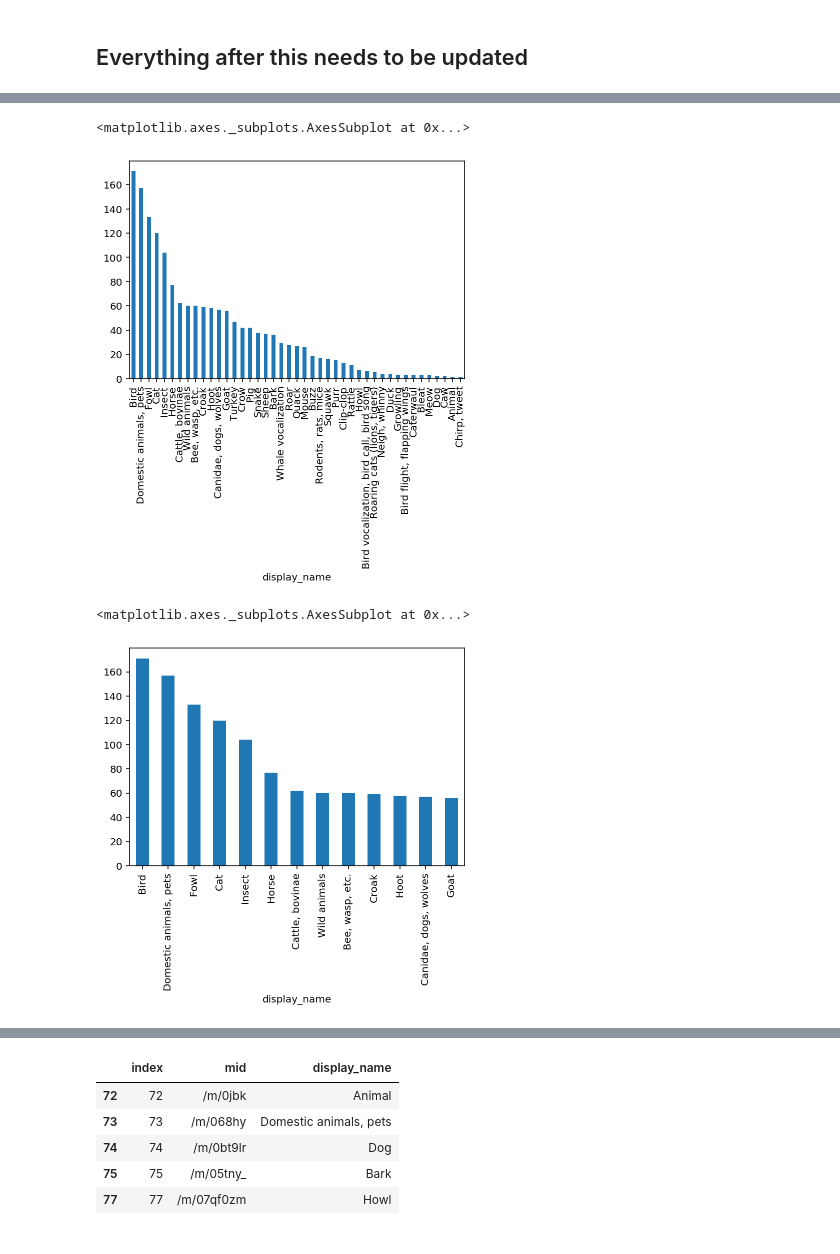
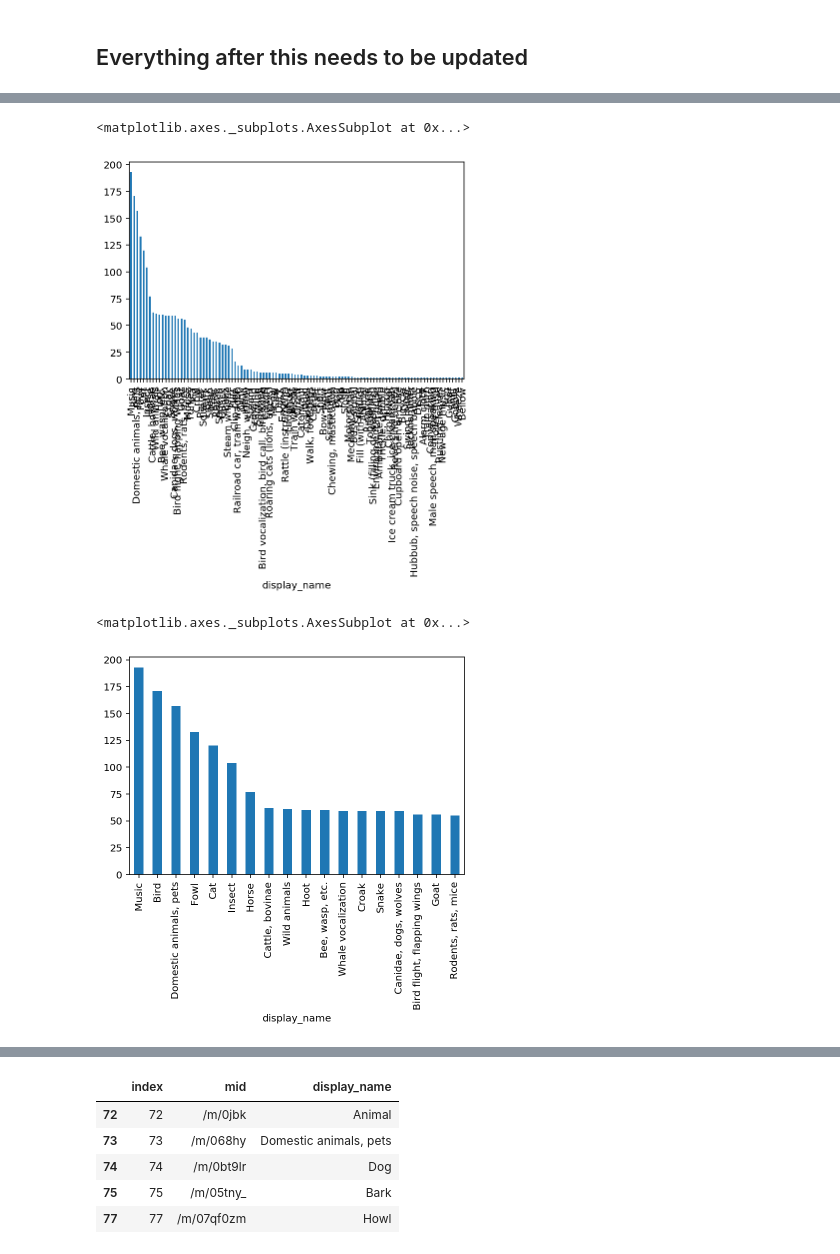
Before and after one commit to markadivalerio/audio-classifier-project, a Jupyter notebook: filter_audioset_data.ipynb, the cells around one changed output, grey strips where cells are left out. Cells and saved outputs as stored; diff of their text form; code cells hidden in the pictures.

```diff
--- a/filter_audioset_data.ipynb
+++ b/filter_audioset_data.ipynb
@@ -276,0 +279,3 @@ temp_df.head()
+# %%
+df = temp_df['Unnamed: 3'].value_counts().to_frame()
+df.head()
@@ -277,5 +293,4 @@ temp_df.head()
 # %%
-df = temp_df[' positive_labels'].value_counts().to_frame()
-df.reset_index(inplace=True)
-df.columns = [' mid', ' positive_labels']
-df['display_name'] = df[' mid'].apply(get_display_name_from_mid)
+#df.reset_index(inplace=True)
+df['mid'] = df.index
+df.head()
@@ -282,3 +304,7 @@ df['display_name'] = df[' mid'].apply(get_display_name_from_mid)
+# %%
+#df.columns = ['mid', 'count']
+df.rename(columns={'Unnamed: 3': 'count'}, inplace=True)
+df['display_name'] = df['mid'].apply(get_display_name_from_mid)
 # %%
 df.head()
 # %% [output]
@@ -316,16 +342,16 @@ with pd.option_context('display.max_rows', None, 'display.max_columns', None):
 # %%
-hist_df = df.loc[:, [' positive_labels', 'display_name',' mid']]
+hist_df = df.loc[:, ['count', 'display_name','mid']]
 hist_df.set_index('display_name', inplace=True)
-hist_df[' positive_labels'].plot(kind="bar")
+hist_df['count'].plot(kind="bar")
 # %% [output]
 <matplotlib.axes._subplots.AxesSubplot at 0x...>
-[figure, old version]
+[figure, new version]
 # %%
-hist_df = hist_df[hist_df[' positive_labels'] > 49 ]
-hist_df[' positive_labels'].plot(kind='bar')
+hist_df = hist_df[hist_df['count'] > 49 ]
+hist_df['count'].plot(kind='bar')
 # %% [output]
 <matplotlib.axes._subplots.AxesSubplot at 0x...>
-[figure, old version]
+[figure, new version]
 # %%
 hist_df.head()
 # %% [output]
```
Also changed, not shown: parts of 24 cells of this notebook.
